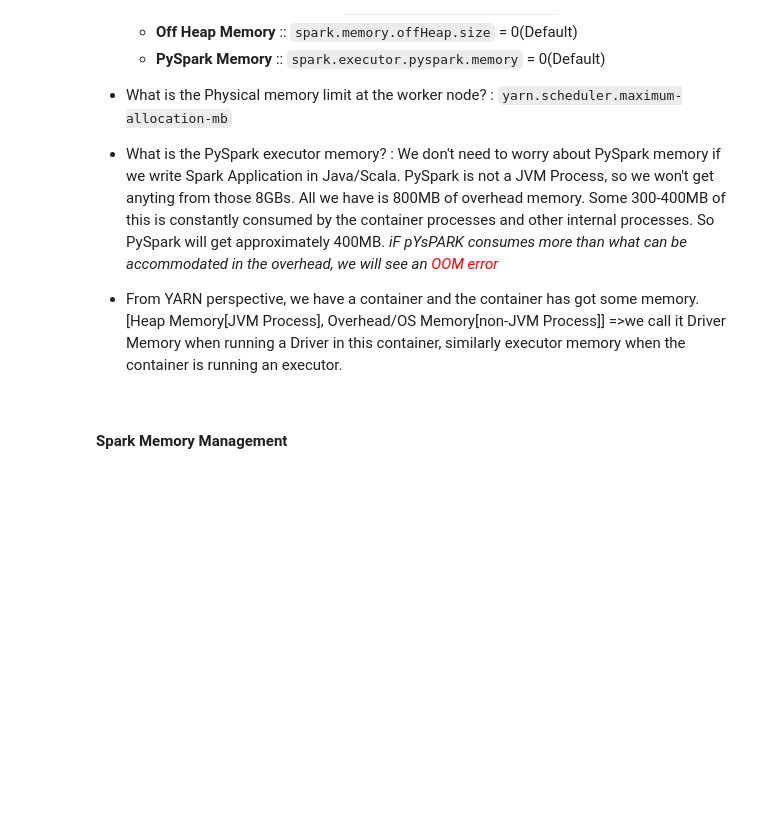
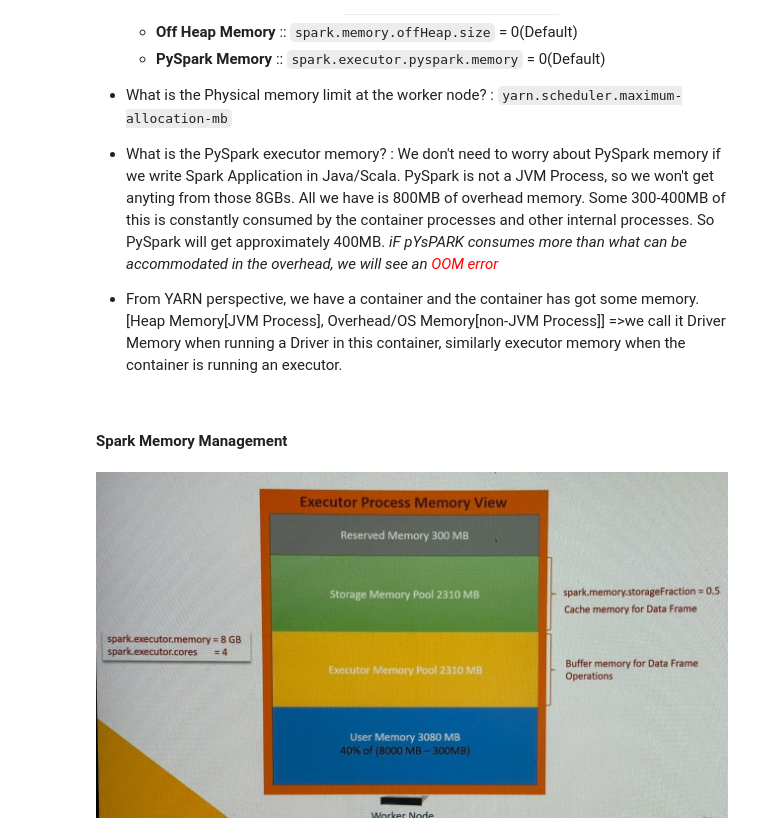
Before and after one commit to StackQ/Atlas, a Jupyter notebook: AtlasCodeLearn/ASonD/AS_Beyond_basics.ipynb, the cells around one changed output. Cells and saved outputs as stored; diff of their text form; code cells hidden in the pictures; blank space fills up the shorter version.

Commit message:
Spark Memory Mgmt v0

```diff
--- a/AtlasCodeLearn/ASonD/AS_Beyond_basics.ipynb
+++ b/AtlasCodeLearn/ASonD/AS_Beyond_basics.ipynb
@@ -177,3 +177,8 @@ Ex- InstanceType=c4.large(3.75GB RAM), `yarn.scheduler.maximum-allocation-mb=179
 [Heap Memory[JVM Process], Overhead/OS Memory[non-JVM Process]] =>we call it Driver Memory when running a Driver in this container, similarly executor memory when the container is running an executor.
 # %% [markdown]
 #### Spark Memory Management
+# %%
+from IPython.display import Image
+Image("/workspaces/Atlas/AtlasCodeLearn/ASonD/images/executor_process_memory_view.jpeg")
+# %% [output]
+[figure, added]
```
Also changed, not shown: parts of 2 cells of this notebook, 2 other files.
